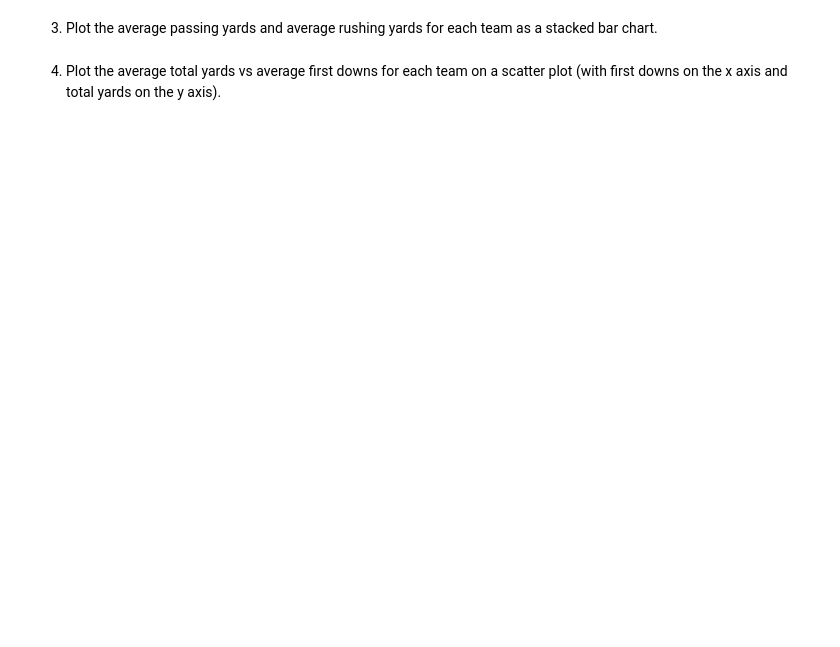
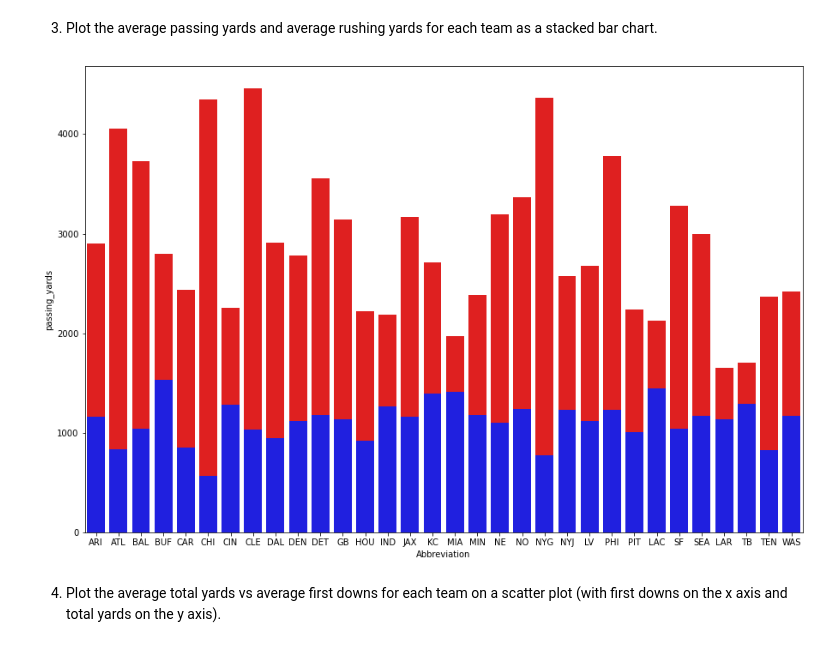
Before and after one commit to sflowers51/CIS277-FA22-Lab6, a Jupyter notebook: Lab6.ipynb, the cells around one changed output. Cells and saved outputs as stored; diff of their text form; code cells hidden in the pictures; blank space fills up the shorter version.

```diff
--- a/Lab6.ipynb
+++ b/Lab6.ipynb
@@ -7,3 +5,25 @@ import seaborn as sns
+# %%
+import pandas as pd
+import matplotlib.pyplot as plt
+import seaborn as sns
+import numpy as np
+import matplotlib.patches as mp
+
+week3 = pd.read_csv("nfloffenseweek3.csv")
+week4 = pd.read_csv("nfloffenseweek4.csv")
+week5 = pd.read_csv("nfloffenseweek5.csv")
+week6 = pd.read_csv("nfloffenseweek6.csv")
+week7 = pd.read_csv("nfloffenseweek7.csv")
+teams = pd.read_csv("nfl_teams.csv")
+
+# pd.set_option('display.max_columns', None)
+# pd.set_option('display.max_rows', None)
+
+teams['Name'] = teams['Name'].replace(['NY Giants'], 'New York Giants')
+teams['Name'] = teams['Name'].replace(['NY Jets'], 'New York Jets')
+teams['Name'] = teams['Name'].replace(['Washington Football Team'], 'Washington Commanders')
+
+teams.columns = ['ID','team','Abbreviation','Conference','Division']
 # %% [markdown]
 ## NFL Offense Data
 # %% [markdown]
@@ -24,4 +80,12 @@ df.head()
 # %% [markdown]
 3. Plot the average passing yards and average rushing yards for each team as a stacked bar chart.
+# %%
+plt.figure(figsize=(15,10))
+sns.barplot(data = df, x = df.Abbreviation, y = df.rushing_yards, ci = False, estimator= np.sum, color = "red");
+sns.barplot(data = df, x = df.Abbreviation, y = df.passing_yards, ci = False, color = "blue");
+top = mp.Patch(color="red", label = "Rushing Yards")
+bottom = mp.Patch(color="red", label = "Passing Yards")
+# %% [output]
+[figure, added]
 # %% [markdown]
 4. Plot the average total yards vs average first downs for each team on a scatter plot (with first downs on the x axis and total yards on the y axis).
```
Also changed, not shown: parts of 10 cells of this notebook.
